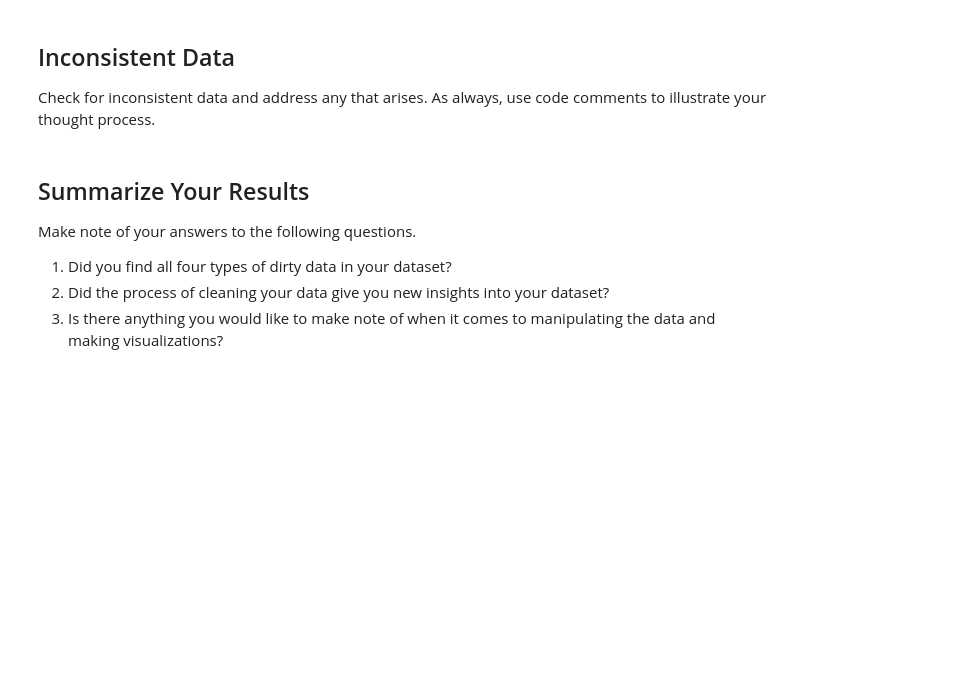
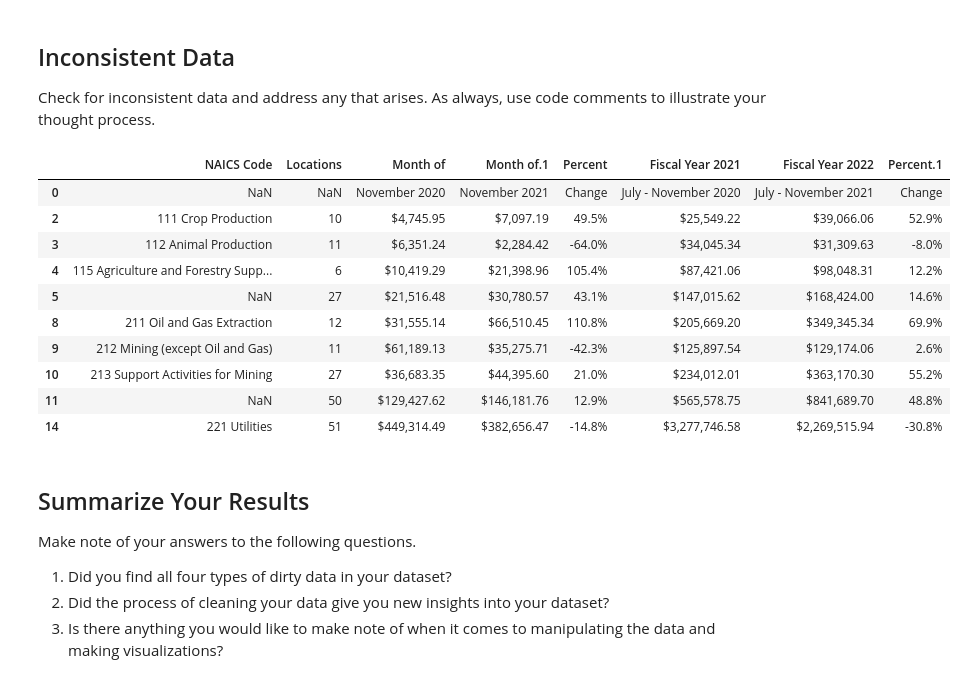
Before and after one commit to theuseriam/cleaning-data-checkpoint, a Jupyter notebook: checkpoint-three.ipynb, the cells around one changed output. Drawn from its saved outputs; the diff is of its cells as text; code cells hidden in the pictures; blank space fills up the shorter version.

```diff
--- a/checkpoint-three.ipynb
+++ b/checkpoint-three.ipynb
@@ -186,7 +186,22 @@ Number of duplicated rows:  (0, 7)
 Check for inconsistent data and address any that arises. As always, use code comments to illustrate your thought process.
 # %%
 #The NAICs data set has the most inconsistencies. The Unnamed column has two values, a supersector industry name and total
-#This leads to multiple null values across the othe rrows
+#This leads to multiple null values across the other rows
+
+NAICS_clean = NAICS_clean.dropna(how='all')
+NAICS_clean.head(10)
+# %% [output]
+|  | NAICS Code | Locations | Month of | Month of.1 | Percent | Fiscal Year 2021 | Fiscal Year 2022 | Percent.1 |
+| 0 | NaN | NaN | November 2020 | November 2021 | Change | July - November 2020 | July - November 2021 | Change |
+| 2 | 111 Crop Production | 10 | $4,745.95 | $7,097.19 | 49.5% | $25,549.22 | $39,066.06 | 52.9% |
+| 3 | 112 Animal Production | 11 | $6,351.24 | $2,284.42 | -64.0% | $34,045.34 | $31,309.63 | -8.0% |
+| 4 | 115 Agriculture and Forestry Supp... | 6 | $10,419.29 | $21,398.96 | 105.4% | $87,421.06 | $98,048.31 | 12.2% |
+| 5 | NaN | 27 | $21,516.48 | $30,780.57 | 43.1% | $147,015.62 | $168,424.00 | 14.6% |
+| 8 | 211 Oil and Gas Extraction | 12 | $31,555.14 | $66,510.45 | 110.8% | $205,669.20 | $349,345.34 | 69.9% |
+| 9 | 212 Mining (except Oil and Gas) | 11 | $61,189.13 | $35,275.71 | -42.3% | $125,897.54 | $129,174.06 | 2.6% |
+| 10 | 213 Support Activities for Mining | 27 | $36,683.35 | $44,395.60 | 21.0% | $234,012.01 | $363,170.30 | 55.2% |
+| 11 | NaN | 50 | $129,427.62 | $146,181.76 | 12.9% | $565,578.75 | $841,689.70 | 48.8% |
+| 14 | 221 Utilities | 51 | $449,314.49 | $382,656.47 | -14.8% | $3,277,746.58 | $2,269,515.94 | -30.8% |
 # %% [markdown]
 ## Summarize Your Results
 
```
